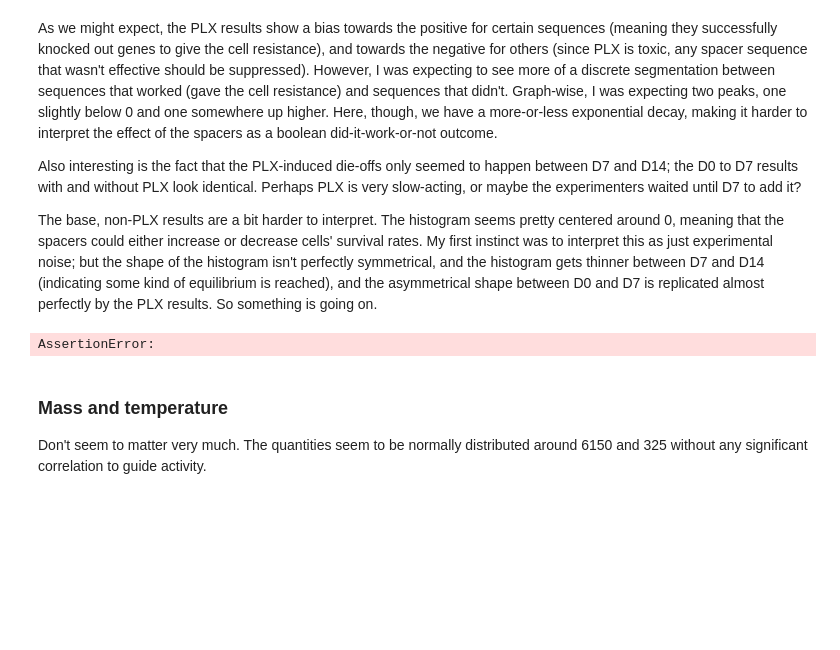
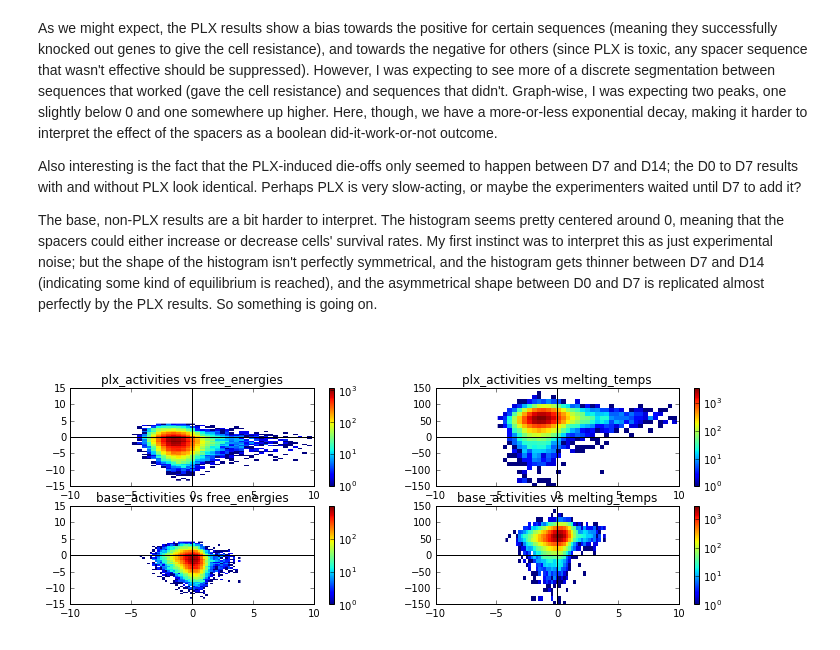
Before and after one commit to asross/guide-cluster, a Jupyter notebook: presentation.ipynb, the cells around one changed output. Cells and saved outputs as stored; diff of their text form; code cells hidden in the pictures; blank space fills up the shorter version.

Commit message:
explore data annotated with folding

```diff
--- a/presentation.ipynb
+++ b/presentation.ipynb
@@ -53,10 +54,11 @@ points = [p for p in guide_dataset.each_point()]
 # %%
-melting_temps = [point.guide_rna().folding().Tm for point in points]
-molecular_masses = [point.guide_rna().molecular_mass() for point in points]
+melting_temps = [point.rna_folding_melt_temp() for point in points]
+free_energies = [point.rna_folding_free_energy() for point in points]
 plx_activities = [point.d0_d14_plx_activity() for point in points]
 base_activities = [point.d0_d14_base_activity() for point in points]
+hairpin_stems = [point.hairpin().stem_length() for point in points]
+hairpin_loops = [point.hairpin().loop_length() for point in points]
+hairpin_starts = [point.hairpin().start_index() for point in points]
-# %% [output]
-AssertionError:
 # %%
 from matplotlib.colors import LogNorm
 
@@ -64,20 +66,23 @@ def activity_2dhist(x, y):
     plt.hist2d(eval(x), eval(y), bins=40, norm=LogNorm())
     plt.title('{} vs {}'.format(x, y))
     plt.xlim(-10,10)
-    plt.axvline(color='red')
+    if y == 'free_energies':
+        plt.ylim(-15,15)
+    elif y == 'melting_temps':
+        plt.ylim(-150,150)
+    plt.axvline(color='black')
+    plt.axhline(color='black')
     plt.colorbar()
 # %%
-plt.figure(figsize=(14,6))
-plt.subplot(2,2,1)
+plt.figure(figsize=(12,6))
+plt.subplot(3,2,1)
+activity_2dhist('plx_activities', 'free_energies')
+plt.subplot(3,2,2)
 activity_2dhist('plx_activities', 'melting_temps')
-plt.subplot(2,2,2)
+plt.subplot(3,2,3)
+activity_2dhist('base_activities', 'free_energies')
+plt.subplot(3,2,4)
 activity_2dhist('base_activities', 'melting_temps')
-plt.subplot(2,2,3)
-activity_2dhist('plx_activities', 'molecular_masses')
-plt.subplot(2,2,4)
-activity_2dhist('base_activities', 'molecular_masses')
 plt.show()
+# %% [output]
+[figure, added]
-# %% [markdown]
-### Mass and temperature
-
-Don't seem to matter very much. The quantities seem to be normally distributed around 6150 and 325 without any significant correlation to guide activity.
```
Also changed, not shown: parts of 9 cells of this notebook, 6 other files.
